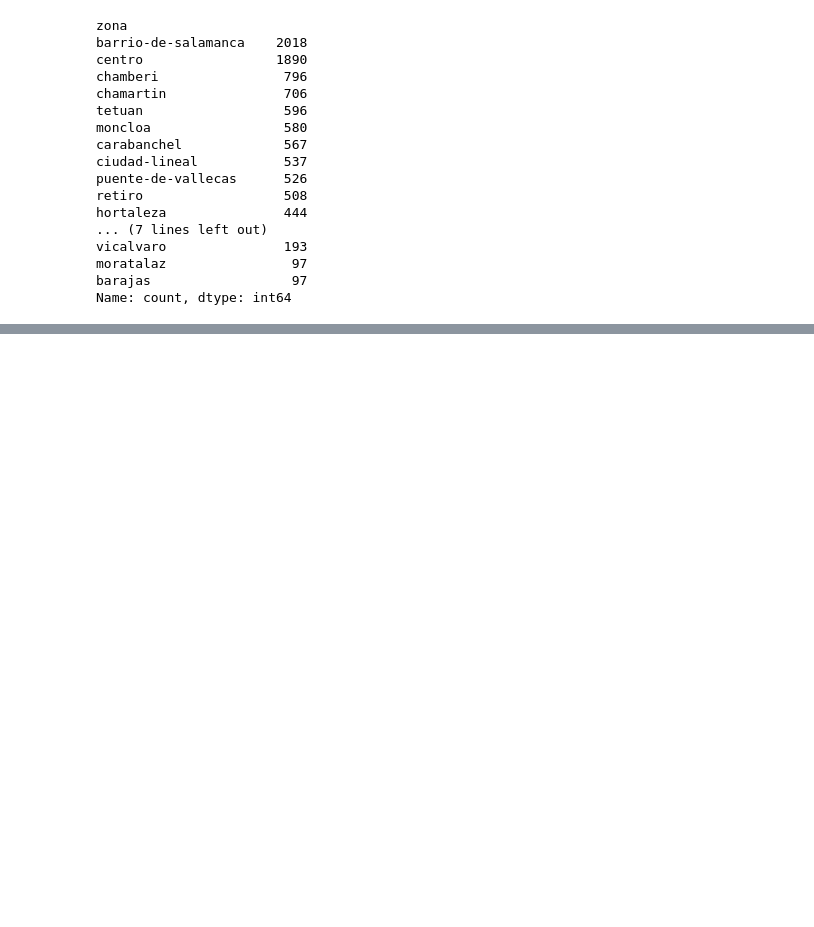
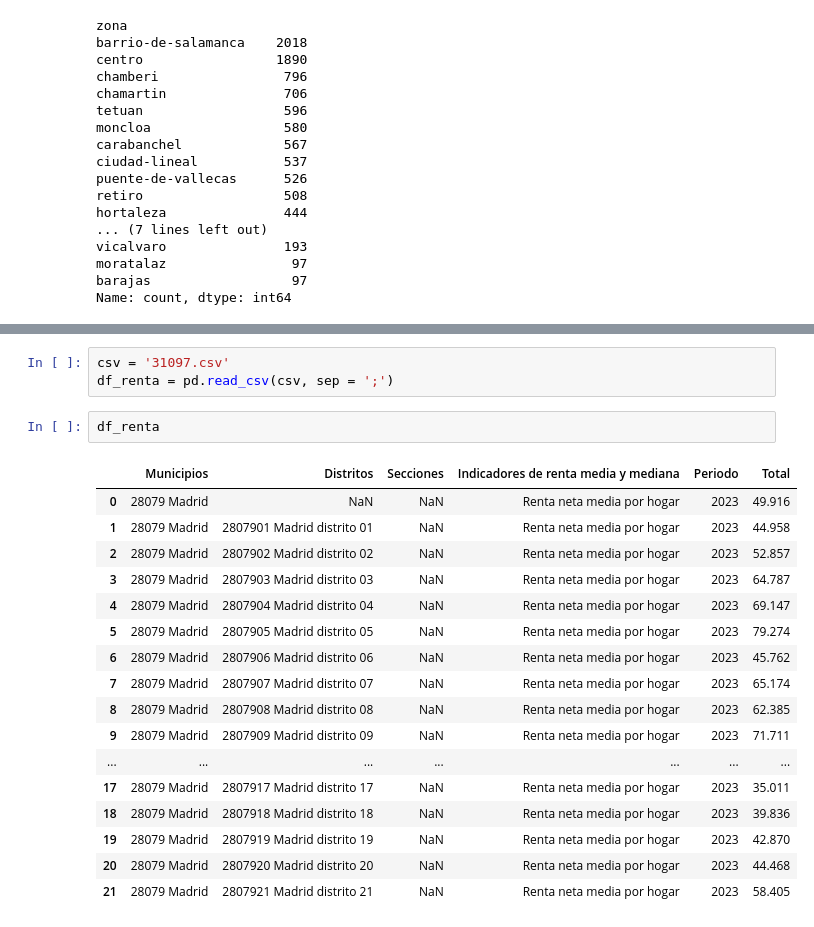
Before and after one commit to carmamenriosrodriguez/Proyecto-Venta-Madrid, a Jupyter notebook: Limpieza_Madrid.ipynb, the cells around one changed output, grey strips where cells are left out. Saved outputs shown, nothing was run; the diff lists cells and outputs as text; blank space fills up the shorter version.

```diff
--- a/Limpieza_Madrid.ipynb
+++ b/Limpieza_Madrid.ipynb
@@ -303,0 +320,23 @@ df_madrid.head()
+# %%
+csv = '31097.csv'
+df_renta = pd.read_csv(csv, sep = ';')
+# %%
+df_renta
+# %% [output]
+|  | Municipios | Distritos | Secciones | Indicadores de renta media y mediana | Periodo | Total |
+| 0 | 28079 Madrid | NaN | NaN | Renta neta media por hogar | 2023 | 49.916 |
+| 1 | 28079 Madrid | 2807901 Madrid distrito 01 | NaN | Renta neta media por hogar | 2023 | 44.958 |
+| 2 | 28079 Madrid | 2807902 Madrid distrito 02 | NaN | Renta neta media por hogar | 2023 | 52.857 |
+| 3 | 28079 Madrid | 2807903 Madrid distrito 03 | NaN | Renta neta media por hogar | 2023 | 64.787 |
+| 4 | 28079 Madrid | 2807904 Madrid distrito 04 | NaN | Renta neta media por hogar | 2023 | 69.147 |
+| 5 | 28079 Madrid | 2807905 Madrid distrito 05 | NaN | Renta neta media por hogar | 2023 | 79.274 |
+| 6 | 28079 Madrid | 2807906 Madrid distrito 06 | NaN | Renta neta media por hogar | 2023 | 45.762 |
+| 7 | 28079 Madrid | 2807907 Madrid distrito 07 | NaN | Renta neta media por hogar | 2023 | 65.174 |
+| 8 | 28079 Madrid | 2807908 Madrid distrito 08 | NaN | Renta neta media por hogar | 2023 | 62.385 |
+| 9 | 28079 Madrid | 2807909 Madrid distrito 09 | NaN | Renta neta media por hogar | 2023 | 71.711 |
+| ... | ... | ... | ... | ... | ... | ... |
+| 17 | 28079 Madrid | 2807917 Madrid distrito 17 | NaN | Renta neta media por hogar | 2023 | 35.011 |
+| 18 | 28079 Madrid | 2807918 Madrid distrito 18 | NaN | Renta neta media por hogar | 2023 | 39.836 |
+| 19 | 28079 Madrid | 2807919 Madrid distrito 19 | NaN | Renta neta media por hogar | 2023 | 42.870 |
+| 20 | 28079 Madrid | 2807920 Madrid distrito 20 | NaN | Renta neta media por hogar | 2023 | 44.468 |
+| 21 | 28079 Madrid | 2807921 Madrid distrito 21 | NaN | Renta neta media por hogar | 2023 | 58.405 |
```
Also changed, not shown: parts of 15 cells of this notebook.
